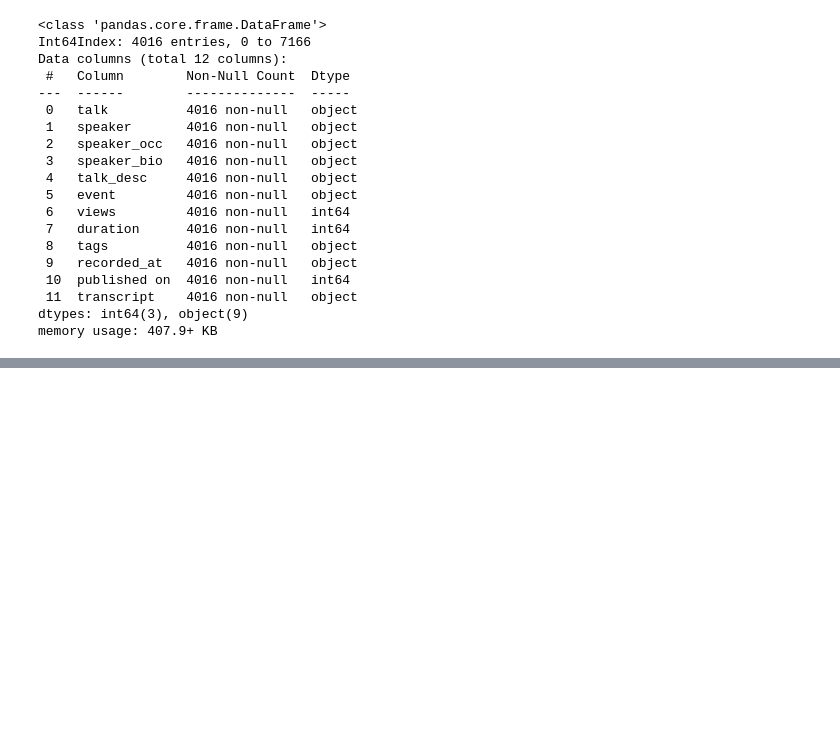
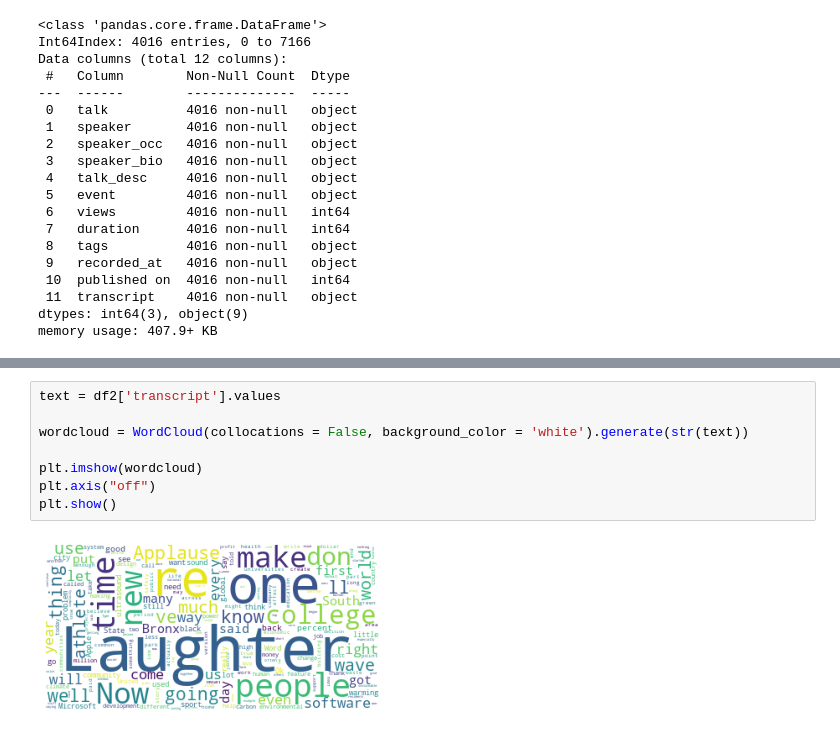
Before and after one commit to vaishakmk/TedTalk-Analysis, a Jupyter notebook: dheeraj_NLP.ipynb, the cells around one changed output, grey strips where cells are left out. Drawn from its saved outputs; the diff is of its cells as text; blank space fills up the shorter version.

```diff
--- a/dheeraj_NLP.ipynb
+++ b/dheeraj_NLP.ipynb
@@ -474,0 +540,10 @@ feature_set.head(5)
+# %%
+text = df2['transcript'].values
+
+wordcloud = WordCloud(collocations = False, background_color = 'white').generate(str(text))
+
+plt.imshow(wordcloud)
+plt.axis("off")
+plt.show()
+# %% [output]
+[figure, added]
```
Also changed, not shown: parts of 40 cells of this notebook.
